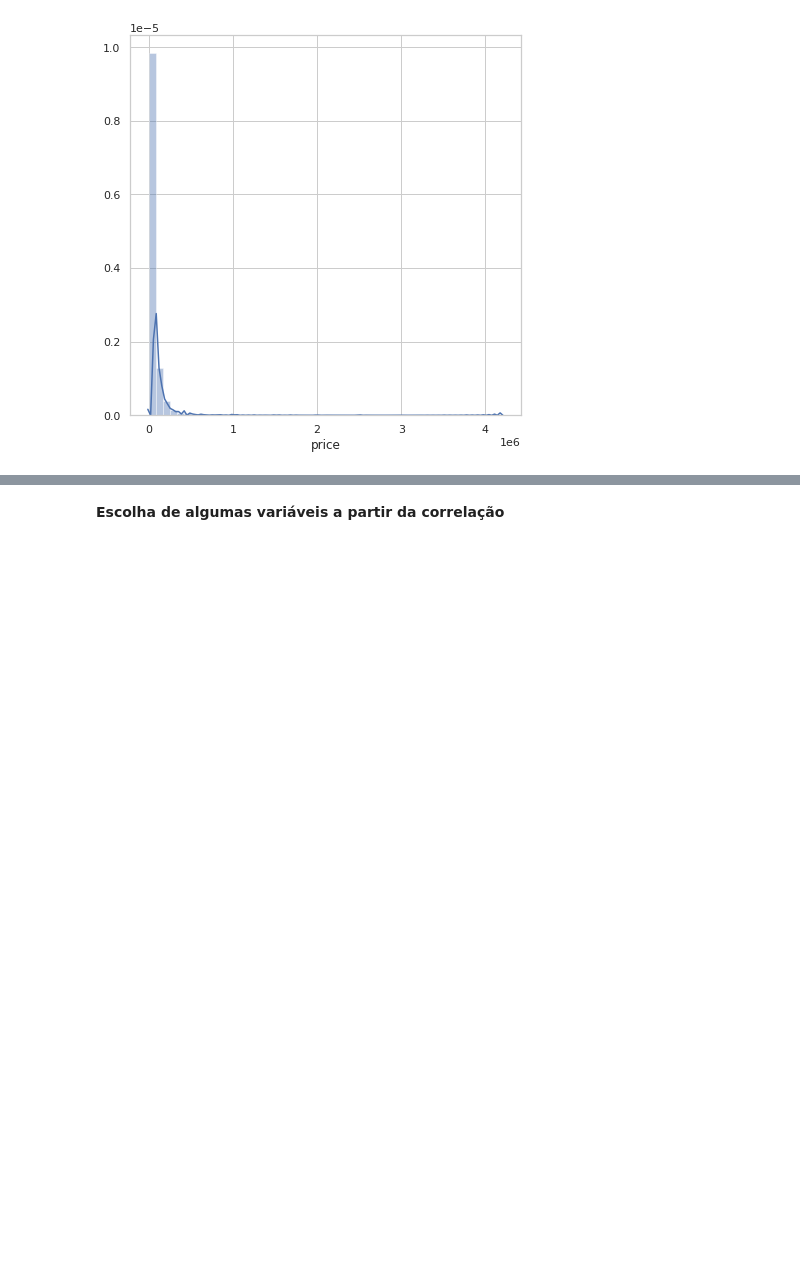
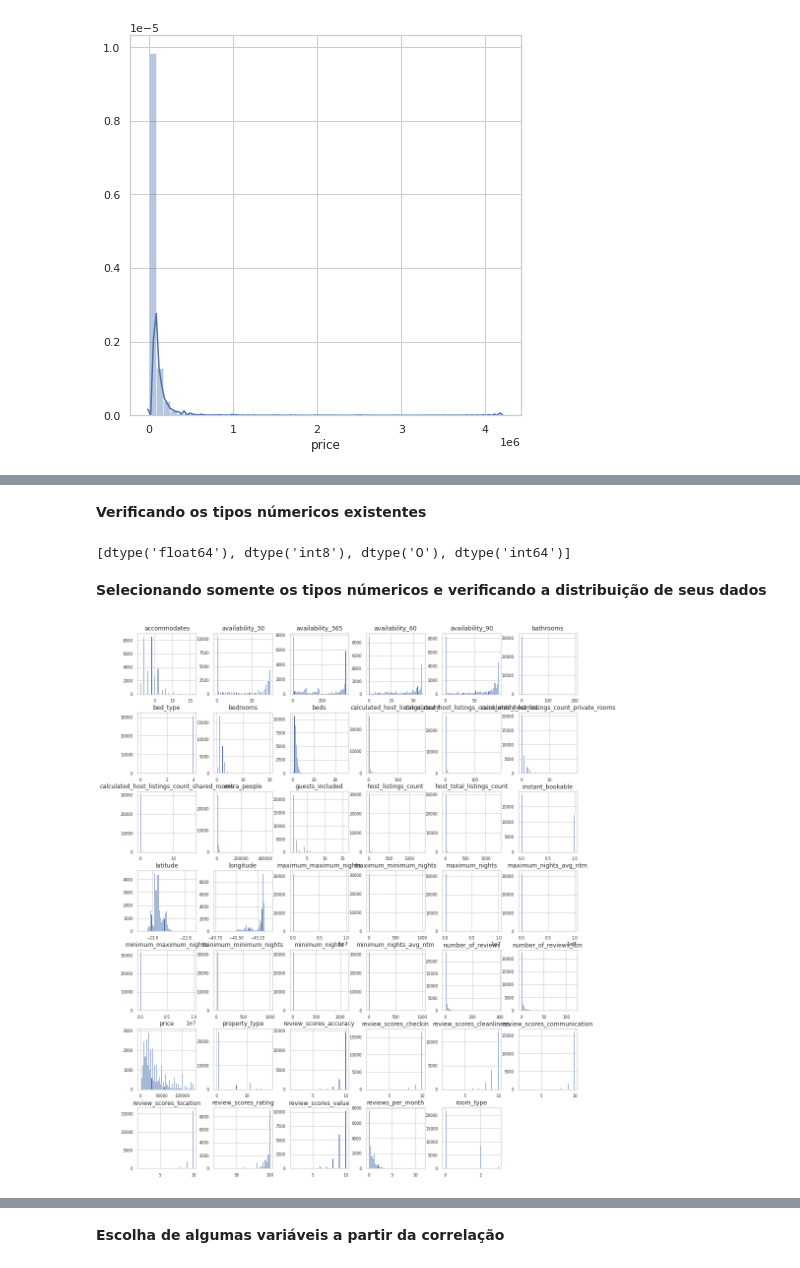
Before and after one commit to luizcalaca/airbnb-cognitive, a Jupyter notebook: desafio_cognitive_ai.ipynb, the cells around one changed output, grey strips where cells are left out. Cells and saved outputs as stored; diff of their text form; code cells hidden in the pictures; blank space fills up the shorter version.

```diff
--- a/desafio_cognitive_ai.ipynb
+++ b/desafio_cognitive_ai.ipynb
@@ -174,0 +191,15 @@ ds.shape
+# %% [markdown]
+**Verificando os tipos númericos existentes**
+# %%
+list(set(ds.dtypes.tolist()))
+# %% [output]
+[dtype('float64'), dtype('int8'), dtype('O'), dtype('int64')]
+# %% [markdown]
+**Selecionando somente os tipos númericos e verificando a distribuição de seus dados**
+# %%
+df_num = ds.select_dtypes(include = ['float64', 'int64', 'int8'])
+
+df_num.head()
+df_num.hist(figsize=(16, 20), bins=50, xlabelsize=8, ylabelsize=8);
+# %% [output]
+[figure, added]
```
Also changed, not shown: parts of 54 cells of this notebook.
